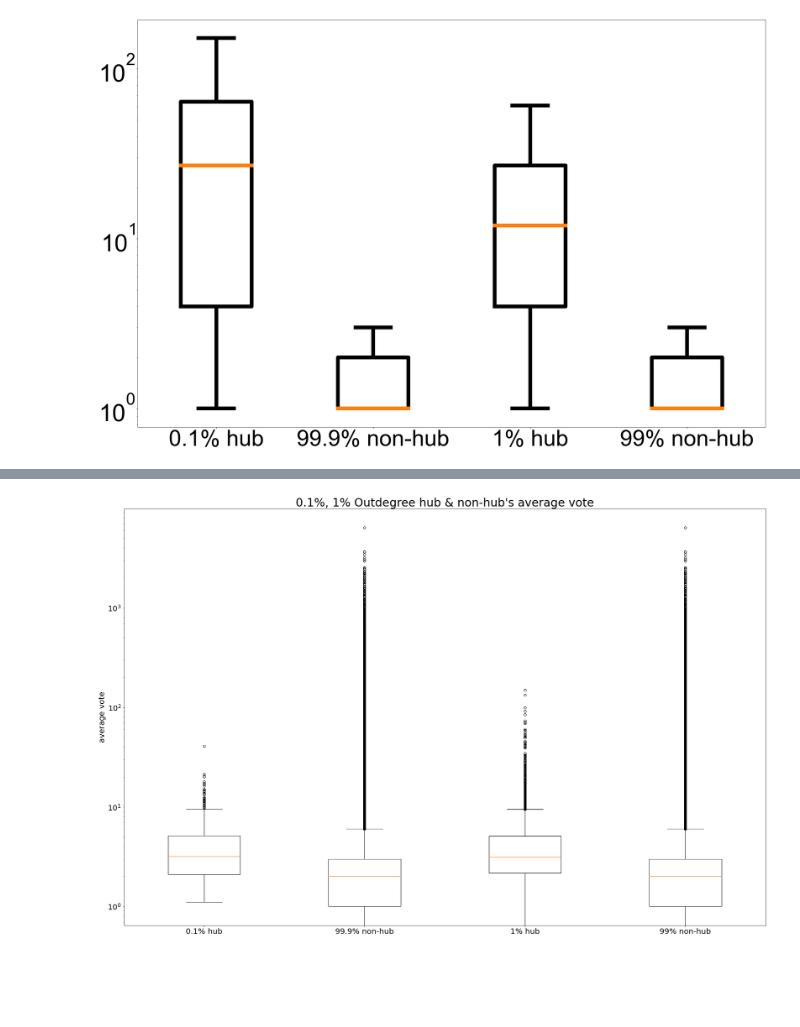
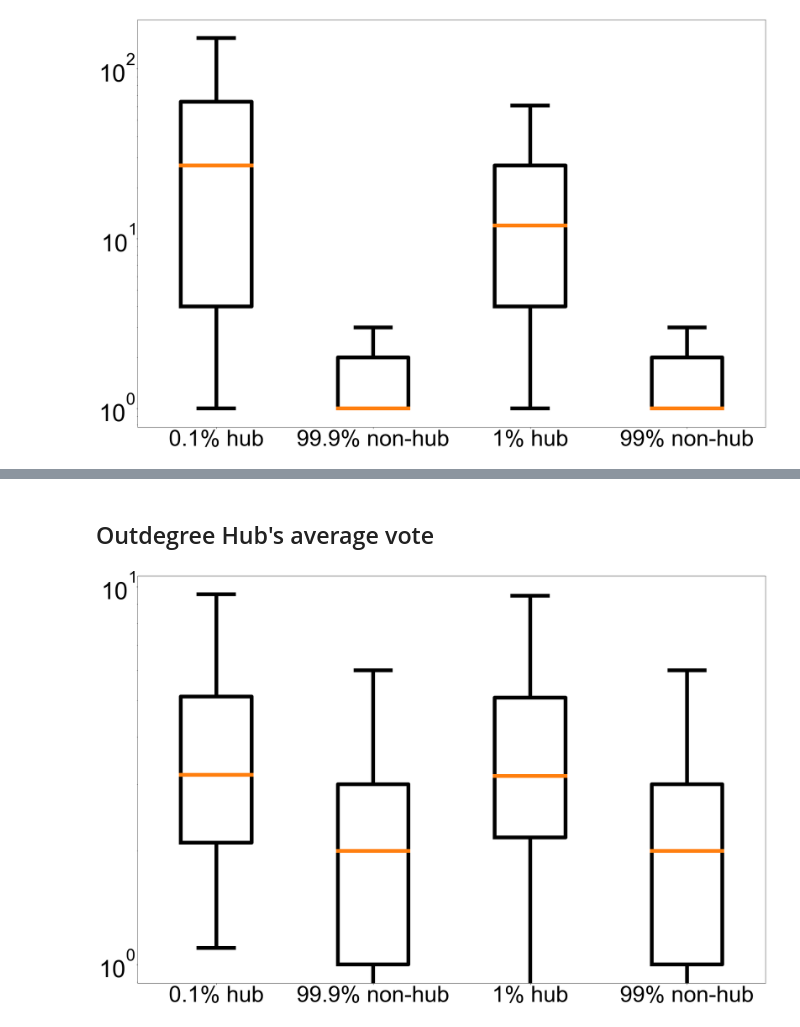
Before and after one commit to tr0up2r/plotting-and-graph-analysis, a Jupyter notebook: boxplot.ipynb, the cells around one changed output, grey strips where cells are left out. Saved outputs shown, nothing was run; the diff lists cells and outputs as text; code cells hidden in the pictures; blank space fills up the shorter version.

```diff
--- a/boxplot.ipynb
+++ b/boxplot.ipynb
@@ -954,14 +378,15 @@ result_list = []
 for i in range(8):
     cursors.append(connection.cursor(pymysql.cursors.DictCursor))
 
-sqls.append('select m.average_is_score from nodes n, mentor m where n.node_id = m.author and n.top_k_outdegree = 0.1;')
-sqls.append('select m.average_es_score from nodes n, mentor m where n.node_id = m.author and n.top_k_outdegree = 0.1;')
-sqls.append('select m.average_is_score from nodes n, mentor m where n.node_id = m.author and n.top_k_outdegree > 0.1;')
-sqls.append('select m.average_es_score from nodes n, mentor m where n.node_id = m.author and n.top_k_outdegree > 0.1;')
-sqls.append('select m.average_is_score from nodes n, mentor m where n.node_id = m.author and n.top_k_outdegree <= 1;')
-sqls.append('select m.average_es_score from nodes n, mentor m where n.node_id = m.author and n.top_k_outdegree <= 1;')
-sqls.append('select m.average_is_score from nodes n, mentor m where n.node_id = m.author and n.top_k_outdegree > 1;')
-sqls.append('select m.average_es_score from nodes n, mentor m where n.node_id = m.author and n.top_k_outdegree > 1;')
+sqls.append('select m.average_is_score from nodes n, mentor m where n.node_id = m.author and n.top_k_indegree = 0.1;')
+sqls.append('select m.average_is_score from nodes n, mentor m where n.node_id = m.author and n.top_k_indegree > 0.1;')
+sqls.append('select m.average_is_score from nodes n, mentor m where n.node_id = m.author and n.top_k_indegree <= 1;')
+sqls.append('select m.average_is_score from nodes n, mentor m where n.node_id = m.author and n.top_k_indegree > 1;')
+sqls.append('select m.average_es_score from nodes n, mentor m where n.node_id = m.author and n.top_k_indegree = 0.1;')
+sqls.append('select m.average_es_score from nodes n, mentor m where n.node_id = m.author and n.top_k_indegree > 0.1;')
+sqls.append('select m.average_es_score from nodes n, mentor m where n.node_id = m.author and n.top_k_indegree <= 1;')
+sqls.append('select m.average_es_score from nodes n, mentor m where n.node_id = m.author and n.top_k_indegree > 1;')
+
 
 for i in range(8):
     cursors[i].execute(sqls[i])
@@ -970,14 +395,14 @@ for i in range(8):
 
 connection.close()
 
-for i in range(8):
+for i in range(0, 4):
     results[i] = pd.DataFrame(results[i])
     # decimal을 float형으로 형 변환.
     results[i] = results[i].apply(pd.to_numeric, downcast='float')
+    result_list.append(list(np.array(results[i]['average_is_score'].tolist())))
 
-    if i % 2 == 0:
-        # is score.
-        result_list.append(list(np.array(results[i]['average_is_score'].tolist())))
-    else:
-        # es score.
-        result_list.append(list(np.array(results[i]['average_es_score'].tolist())))
+for i in range(4, 8):
+    results[i] = pd.DataFrame(results[i])
+    # decimal을 float형으로 형 변환.
+    results[i] = results[i].apply(pd.to_numeric, downcast='float')
+    result_list.append(list(np.array(results[i]['average_es_score'].tolist())))
@@ -989,3 +419,5 @@ draw_boxplot_for_hub(result_list, "0.1%, 1% Outdegree hub & non-hub's average is
+# %% [markdown]
+## Outdegree Hub's average vote
 # %%
 # pymysql을 이용한 db connection.
 connection = cn.make_connection('connection.csv')
@@ -1016,6 +448,6 @@ for i in range(4):
     result_list.append(list(np.array(results[i]['average_vote'].tolist())))
 # %%
 xlabel = ['0.1% hub', '99.9% non-hub', '1% hub', '99% non-hub']
-draw_boxplot_for_hub(result_list, "0.1%, 1% Outdegree hub & non-hub's average vote", xlabel, 'average vote', [1, 2, 3, 4])
+draw_boxplot_for_hub(result_list, "boxplot_average_vote_outdegree_hub_non_hub", xlabel, 'average vote', [1, 2, 3, 4], xticks_fontsize=60, yticks_fontsize=64)
 # %% [output]
-[figure, old version]
+[figure, new version]
```
Also changed, not shown: parts of 52 cells of this notebook.
